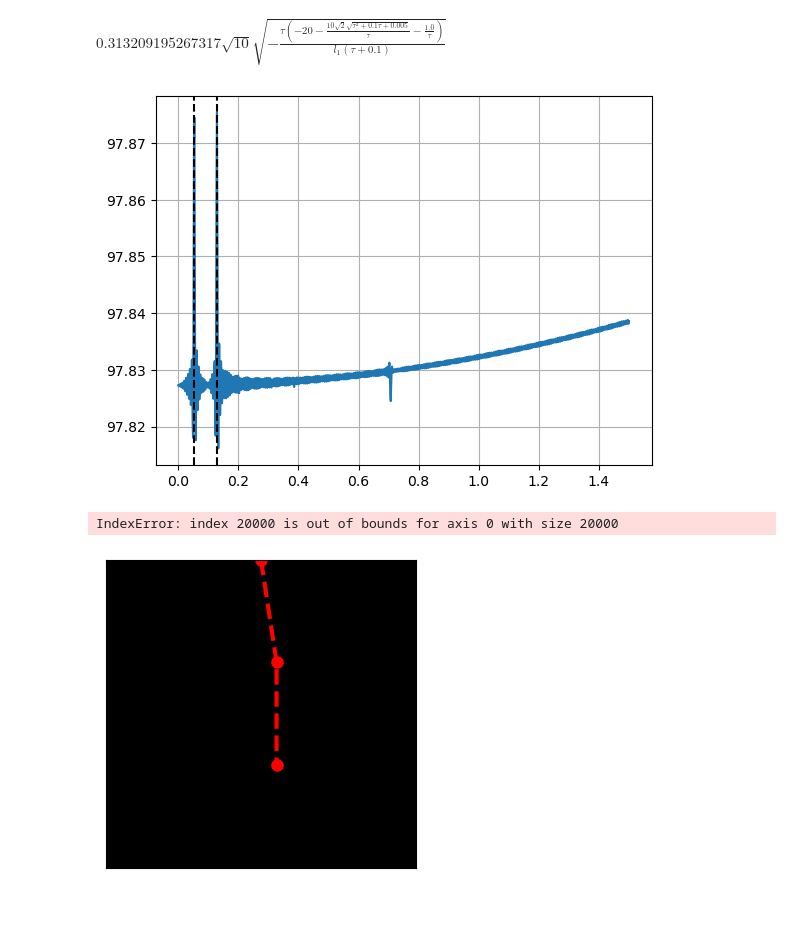
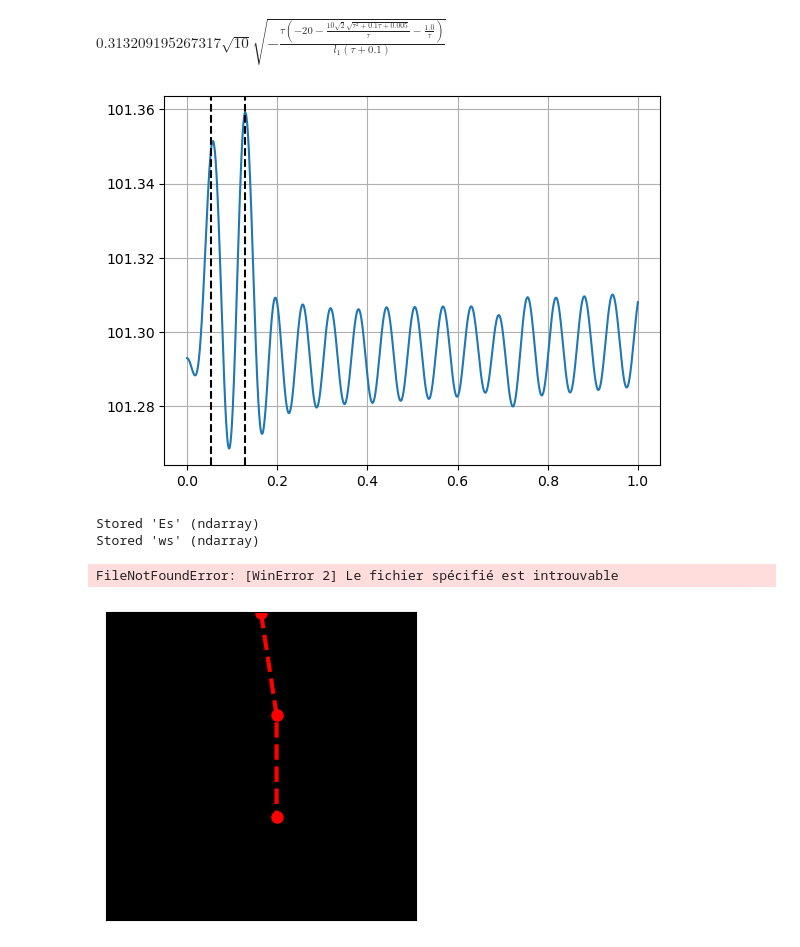
Before and after one commit to M-Bouchaala/Double_Pendilum, a Jupyter notebook: equations.ipynb, the cells around one changed output. Cells and saved outputs as stored; diff of their text form; code cells hidden in the pictures; blank space fills up the shorter version.

```diff
--- a/equations.ipynb
+++ b/equations.ipynb
@@ -164,7 +164,7 @@ Text(0.5, 0.01, 'Time')
 # revisit small angle solution when amp -> 0
 
 # system configuration
-tt = np.linspace(0, 1000, 200000) # resolution needs to be high otherwie the results are not going to be consistant
+tt = np.linspace(0, 100, 20000) # resolution needs to be high otherwie the results are not going to be consistant
 aa = 0.1
 gg = 9.81
 m1m1 = 10
@@ -181,35 +181,41 @@ $\displaystyle 0.313209195267317 \sqrt{10} \sqrt{- \frac{\tau \left(-20 - \frac{
 
 vx1_num = smp.lambdify((t,g,a,w,l1,l2,m1,m2,theta1,theta2,theta1_dot,theta2_dot), smp.diff(x1_eq.rhs, t))
 vx2_num = smp.lambdify((t,g,a,w,l1,l2,m1,m2,theta1,theta2,theta1_dot,theta2_dot), smp.diff(x2_eq.rhs, t))
 vy1_num = smp.lambdify((t,g,a,w,l1,l2,m1,m2,theta1,theta2,theta1_dot,theta2_dot), smp.diff(y1_eq.rhs, t))
 vy2_num = smp.lambdify((t,g,a,w,l1,l2,m1,m2,theta1,theta2,theta1_dot,theta2_dot), smp.diff(y2_eq.rhs, t))
 
 def get_energy(ww):
     ans = sip.integrate.odeint(dSdt, y0=[0.1, 0, 0, 0], t=tt)
     vx1 = vx1_num(tt,gg,aa,ww,l1l1,l2l2,m1m1,m2m2,ans.T[0],ans.T[2],ans.T[1],ans.T[3])
     vx2 = vx2_num(tt,gg,aa,ww,l1l1,l2l2,m1m1,m2m2,ans.T[0],ans.T[2],ans.T[1],ans.T[3])
     vy1 = vy1_num(tt,gg,aa,ww,l1l1,l2l2,m1m1,m2m2,ans.T[0],ans.T[2],ans.T[1],ans.T[3])
     vy2 = vy2_num(tt,gg,aa,ww,l1l1,l2l2,m1m1,m2m2,ans.T[0],ans.T[2],ans.T[1],ans.T[3])
     E = 1/2 * np.mean(vx1**2+vx2**2+vy1**2+vy2**2)
     return E
 
-ws = np.linspace(0, 1.5, 1000)
+ws = np.linspace(0, 1, 2000)
 Es = np.vectorize(get_energy)(ws)
 
 # be careful of substitutions
 # always simplify with no values then substitute with values
 approximation_aux= smp.symbols(r'\tau')
 
 plt.plot(ws, Es)
 plt.axvline(smp.Limit(solutions_small_angles[1][0].subs([(m1,m1m1), (m2,m2m2), (l2,l1), (a, aa), (g,gg), (amp1, approximation_aux/l1), (l1,l1l1)]), approximation_aux, smp.oo).doit()
                 , c='k', ls='--')
 plt.axvline(smp.Limit(solutions_small_angles[3][0].subs([(m1,m1m1), (m2,m2m2), (l2,l1), (a, aa), (g,gg), (amp1, approximation_aux/l1), (l1,l1l1)]), approximation_aux, smp.oo).doit()
                 , c='k', ls='--')
 # Tautochrone
 #plt.axvline(np.sqrt(np.pi*g**(-1/2)), c='k', ls='--')
 plt.grid()
 # %% [output]
-[figure, old version]
+[figure, new version]
+# %%
+%store Es
+%store ws
+# %% [output]
+Stored 'Es' (ndarray)
+Stored 'ws' (ndarray)
 # %%
 # Animation for omega of the peak values
 from matplotlib import animation
@@ -232,22 +250,31 @@ x0, y0, x1, y1, x2, y2 = get_x0y0x1y1x2y2(tt, aa, ans.T[0], ans.T[2], l1l1, l2l2
 # %%
+""" def animate(i):
+    ln1.set_data([x0_num[::1][i], x1_num[::1][i], x2_num[::1][i]], [y0_num[::1][i], y1_num[::1][i], y2_num[::1][i]])
+    trail1 = 200            # length of motion trail of weight 1
+    trail2 = 200            # length of motion trail of weight 2
+    ln2.set_data(x1_num[::1][i:max(1,i-trail1):-1], y1_num[::1][i:max(1,i-trail1):-1])   # marker + line of first weight
+    ln3.set_data(x2_num[::1][i:max(1,i-trail2):-1], y2_num[::1][i:max(1,i-trail2):-1])   # marker + line of the second weight
+     """
 def animate(i):
-    ln1.set_data([x0[::10][i], x1[::10][i], x2[::10][i]], [y0[::10][i], y1[::10][i], y2[::10][i]])
-    trail1 = 50            # length of motion trail of weight 1
-    trail2 = 50            # length of motion trail of weight 2
-    ln2.set_data(x1[::10][i:max(1,i-trail1):-1], y1[::10][i:max(1,i-trail1):-1])   # marker + line of first weight
-    ln3.set_data(x2[::10][i:max(1,i-trail2):-1], y2[::10][i:max(1,i-trail2):-1])   # marker + line of the second weight
+    ln1.set_data([x0_num[i], x1_num[i], x2_num[i]], [y0_num[i], y1_num[i], y2_num[i]])
+    trail1 = 200            # length of motion trail of weight 1
+    trail2 = 200            # length of motion trail of weight 2
+    ln2.set_data(x1_num[i:max(1,i-trail1):-1], y1_num[i:max(1,i-trail1):-1])   # marker + line of first weight
+    ln3.set_data(x2_num[i:max(1,i-trail2):-1], y2_num[i:max(1,i-trail2):-1])   # marker + line of the second weight
+
 
 fig, ax = plt.subplots(1,1, figsize=(4,4))
 ax.set_facecolor('k')
 ax.get_xaxis().set_ticks([])    # enable this to hide x axis ticks
 ax.get_yaxis().set_ticks([])    # enable this to hide y axis ticks
 ln1, = plt.plot([], [], 'ro--', lw=3, markersize=8)
-ln2, = ax.plot([], [], 'ro-',markersize = 8, alpha=0.05, color='cyan')   # line for Earth
-ln3, = ax.plot([], [], 'ro-',markersize = 8,alpha=0.05, color='cyan')
+ln2, = ax.plot([], [], 'ro-', markersize = 8, alpha=0.05, color='cyan')   # line for Earth
+ln3, = ax.plot([], [], 'ro-', markersize = 8, alpha=0.05, color='cyan')
 ax.set_ylim(-l1l1*3,20)
 ax.set_xlim(-l1l1,l1l1)
-ani = animation.FuncAnimation(fig, animate, frames=2000, interval=50)
-ani.save('pen1.gif',writer='pillow',fps=5000)
+ani = animation.FuncAnimation(fig, animate, frames=len(tt)) # matches the tt: 0 -> 100 s with 20000 points - , frames=20000
+ffmpeg_writer = animation.FFMpegWriter(fps=int(len(tt)/max(tt)), extra_args=['-vcodec', 'libx264']) #ffmpeg is unavailable, look up why!!
+ani.save('pen1.mp4', writer=ffmpeg_writer) # , fps=200
 # %% [output]
-IndexError: index 20000 is out of bounds for axis 0 with size 20000
+FileNotFoundError: [WinError 2] Le fichier spécifié est introuvable
 [figure]
```
Also changed, not shown: parts of 2 cells of this notebook, 2 other files.
